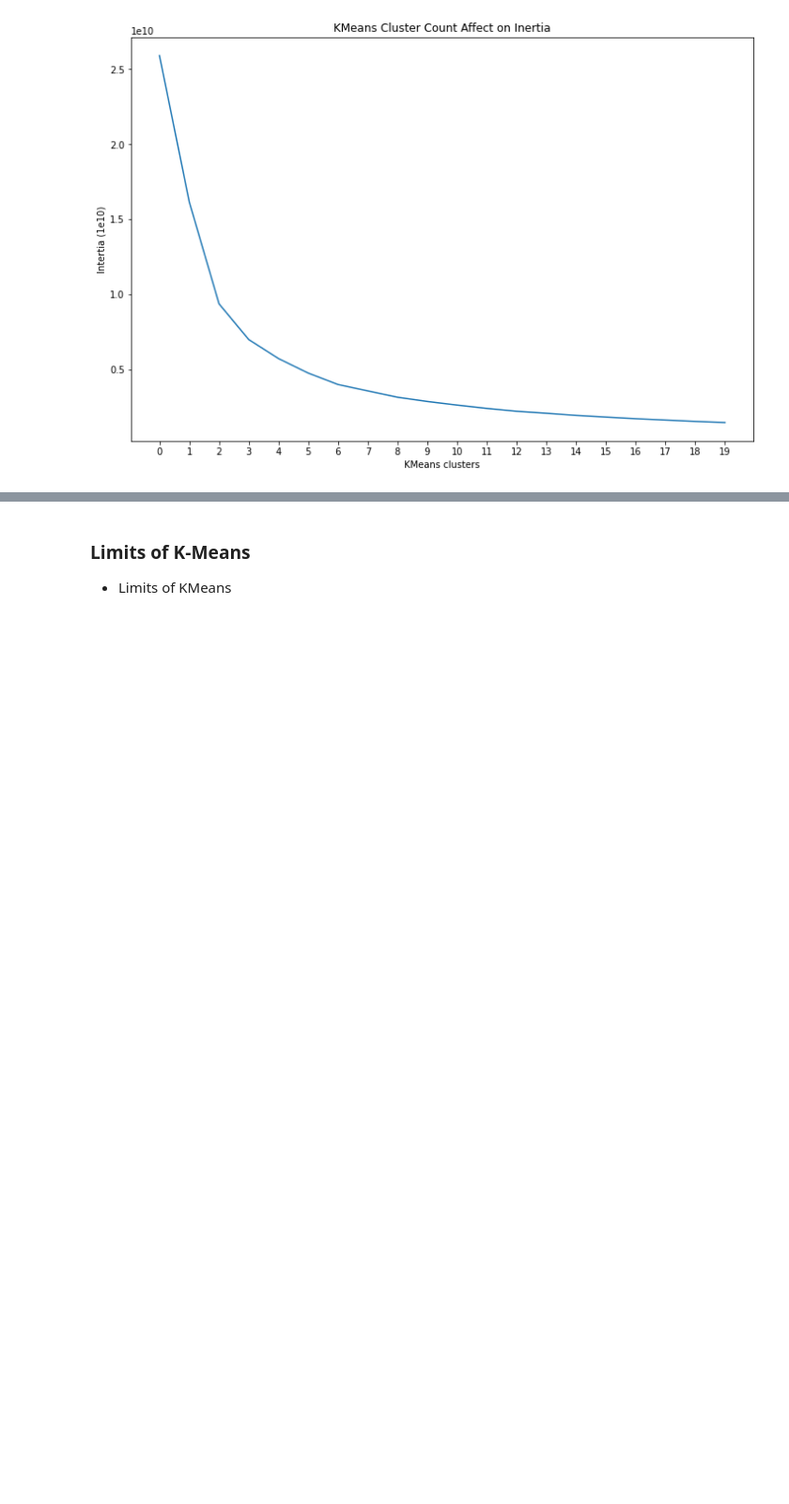
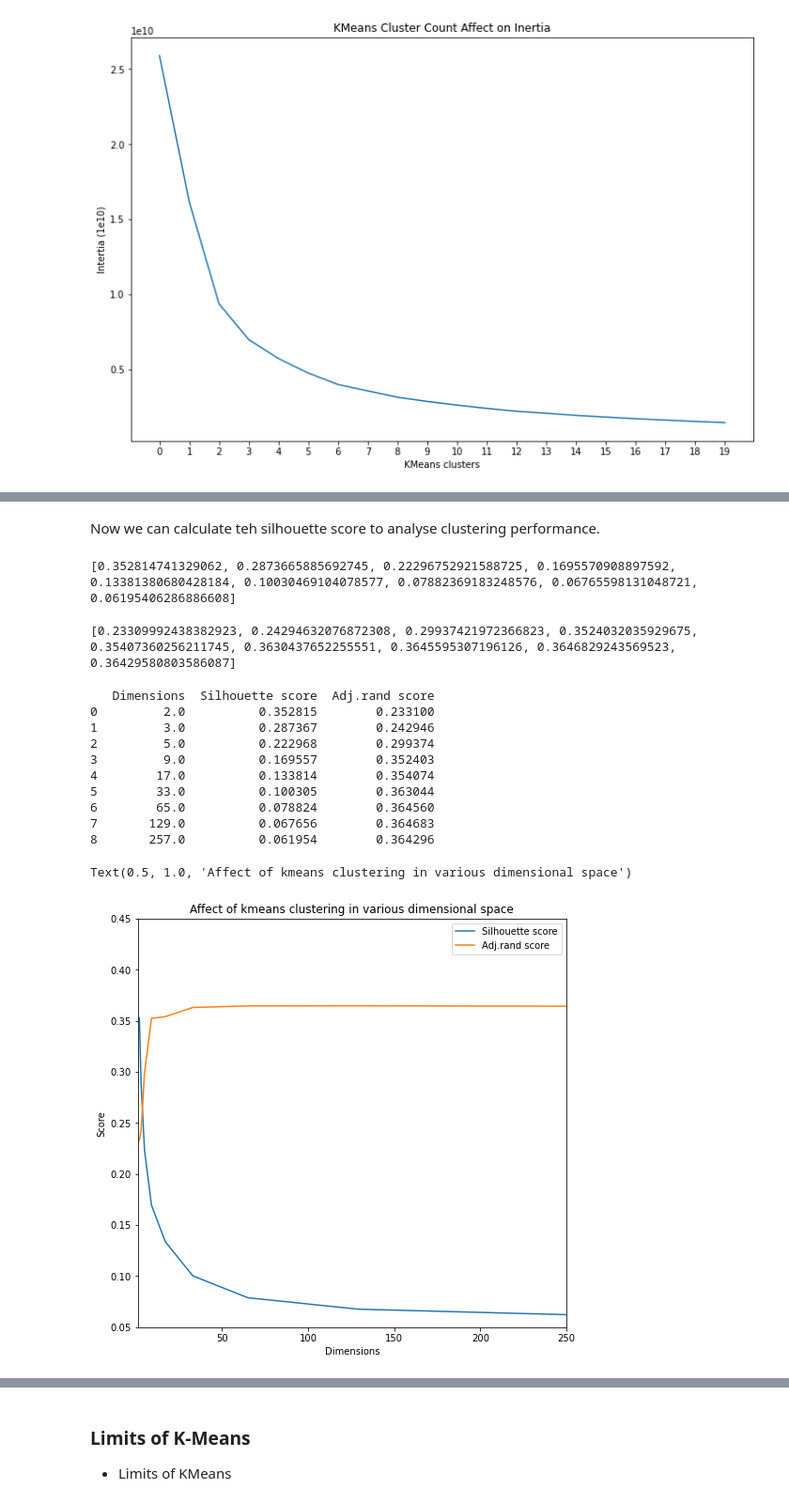
Before and after one commit to kaihulme/ml-analysis, a Jupyter notebook: notebooks/01_data_analysis.ipynb, the cells around one changed output, grey strips where cells are left out. Shown at 94% size. Drawn from its saved outputs; the diff is of its cells as text; code cells hidden in the pictures; blank space fills up the shorter version.

```diff
--- a/notebooks/01_data_analysis.ipynb
+++ b/notebooks/01_data_analysis.ipynb
@@ -475,2 +488,2 @@ dimensions = np.arange(10, 701, 10)
 # %%
-train_d = [PCA(n_components=d).fit_transform(X_train) for d in dimensions]
+X_train_d = [PCA(n_components=d).fit_transform(X_train) for d in dimensions]
@@ -477,6 +492,43 @@ train_d = [PCA(n_components=d).fit_transform(X_train) for d in dimensions]
 # %%
-kmeans_d = [KMeans(n_clusters=10).fit(train) for train in train_d]
+kmeans_d = [KMeans(n_clusters=10).fit(X) for X in X_train_d]
+# %% [markdown]
+Now we can calculate teh silhouette score to analyse clustering performance.
 # %%
-silhouette_d = [silhouette_score(train, km.labels_) for (train, km) in zip(train_d, kmeans_d)]
-
-print(silhouette_d)
+silhouette_d = [silhouette_score(X, km.labels_) for (X, km) in zip(X_train_d, kmeans_d)]
+# %%
+print(silhouette_d)
+# %% [output]
+[0.352814741329062, 0.2873665885692745, 0.22296752921588725, 0.1695570908897592, 0.13381380680428184, 0.10030469104078577, 0.07882369183248576, 0.06765598131048721, 0.06195406286886608]
+# %%
+scores_d = [adjusted_rand_score(y_train, km.labels_) for km in kmeans_d]
+# %%
+print(scores_d)
+# %% [output]
+[0.23309992438382923, 0.24294632076872308, 0.29937421972366823, 0.3524032035929675, 0.35407360256211745, 0.3630437652255551, 0.3645595307196126, 0.3646829243569523, 0.36429580803586087]
+# %%
+results = np.array([dimensions, silhouette_d, scores_d])
+df = pd.DataFrame(results.T, columns=['Dimensions', 'Silhouette score', 'Adj.rand score'])
+print(df)
+
+fig1_df = df[['Dimensions', 'Silhouette score', 'Adj.rand score']]
+fig1_df = pd.melt(fig1_df, ['Dimensions'], var_name="",
+                  value_name="Score")
+
+fig, ax = plt.subplots(figsize=(18, 8))
+plt.subplot(121)
+fig1 = sns.lineplot(data=fig1_df, x='Dimensions', y='Score', hue='')
+fig1.set(xlim=[1, 250], ylim=[0.05, 0.45])
+fig1.set_title("Affect of kmeans clustering in various dimensional space")
+# %% [output]
+   Dimensions  Silhouette score  Adj.rand score
+0         2.0          0.352815        0.233100
+1         3.0          0.287367        0.242946
+2         5.0          0.222968        0.299374
+3         9.0          0.169557        0.352403
+4        17.0          0.133814        0.354074
+5        33.0          0.100305        0.363044
+6        65.0          0.078824        0.364560
+7       129.0          0.067656        0.364683
+8       257.0          0.061954        0.364296
+Text(0.5, 1.0, 'Affect of kmeans clustering in various dimensional space')
+[figure, added]
```
Also changed, not shown: parts of 27 cells of this notebook, 9 other files.
